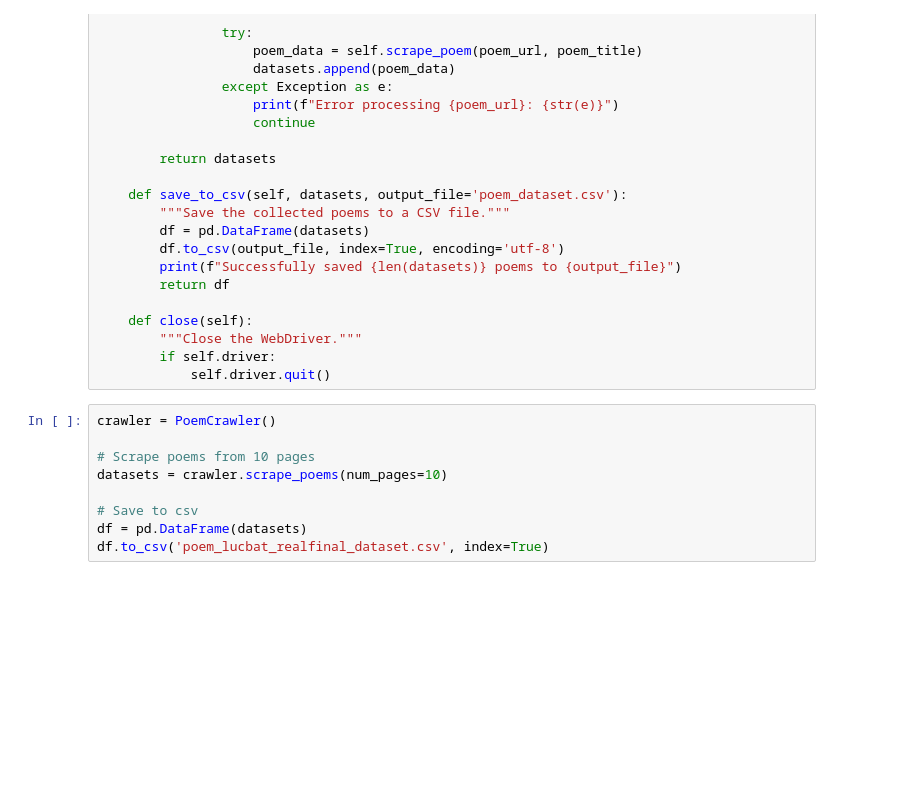
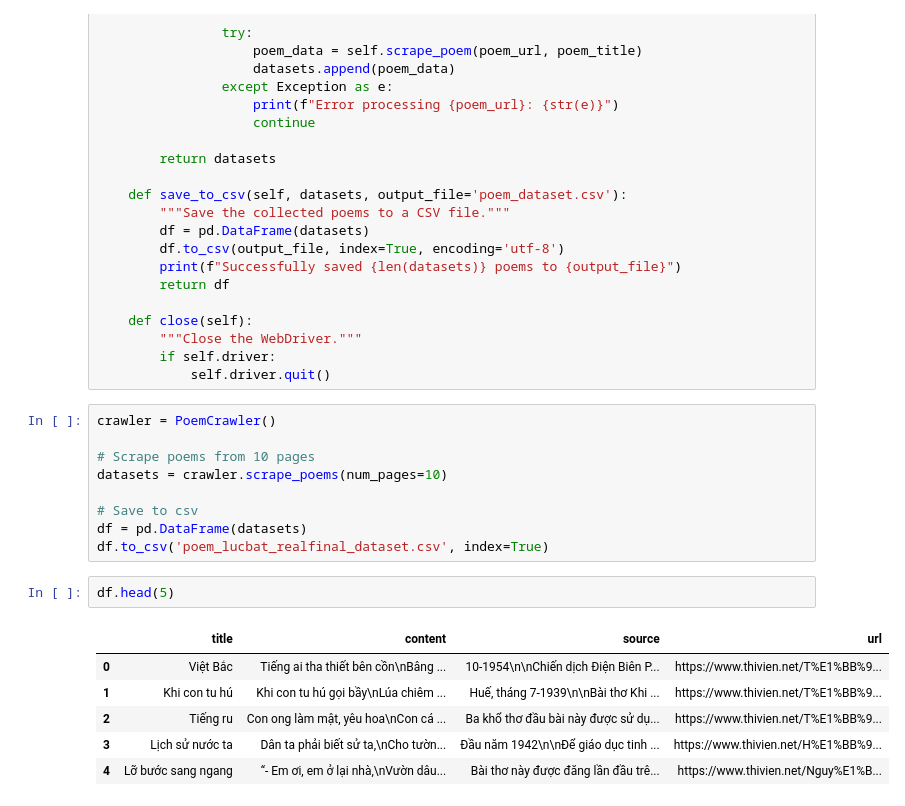
Before and after one commit to khoisday/Poem-generation, a Jupyter notebook: Crawl_poem.ipynb, the cells around one changed output. Drawn from its saved outputs; the diff is of its cells as text; blank space fills up the shorter version.

```diff
--- a/Crawl_poem.ipynb
+++ b/Crawl_poem.ipynb
@@ -221,3 +221,12 @@ datasets = crawler.scrape_poems(num_pages=10)
 # Save to csv
 df = pd.DataFrame(datasets)
 df.to_csv('poem_lucbat_realfinal_dataset.csv', index=True)
+# %%
+df.head(5)
+# %% [output]
+|  | title | content | source | url |
+| 0 | Việt Bắc | Tiếng ai tha thiết bên cồn\nBâng ... | 10-1954\n\nChiến dịch Điện Biên P... | https://www.thivien.net/T%E1%BB%9... |
+| 1 | Khi con tu hú | Khi con tu hú gọi bầy\nLúa chiêm ... | Huế, tháng 7-1939\n\nBài thơ Khi ... | https://www.thivien.net/T%E1%BB%9... |
+| 2 | Tiếng ru | Con ong làm mật, yêu hoa\nCon cá ... | Ba khổ thơ đầu bài này được sử dụ... | https://www.thivien.net/T%E1%BB%9... |
+| 3 | Lịch sử nước ta | Dân ta phải biết sử ta,\nCho tườn... | Đầu năm 1942\n\nĐể giáo dục tinh ... | https://www.thivien.net/H%E1%BB%9... |
+| 4 | Lỡ bước sang ngang | “- Em ơi, em ở lại nhà,\nVườn dâu... | Bài thơ này được đăng lần đầu trê... | https://www.thivien.net/Nguy%E1%B... |
```
Also changed, not shown: parts of 1 cell of this notebook.
